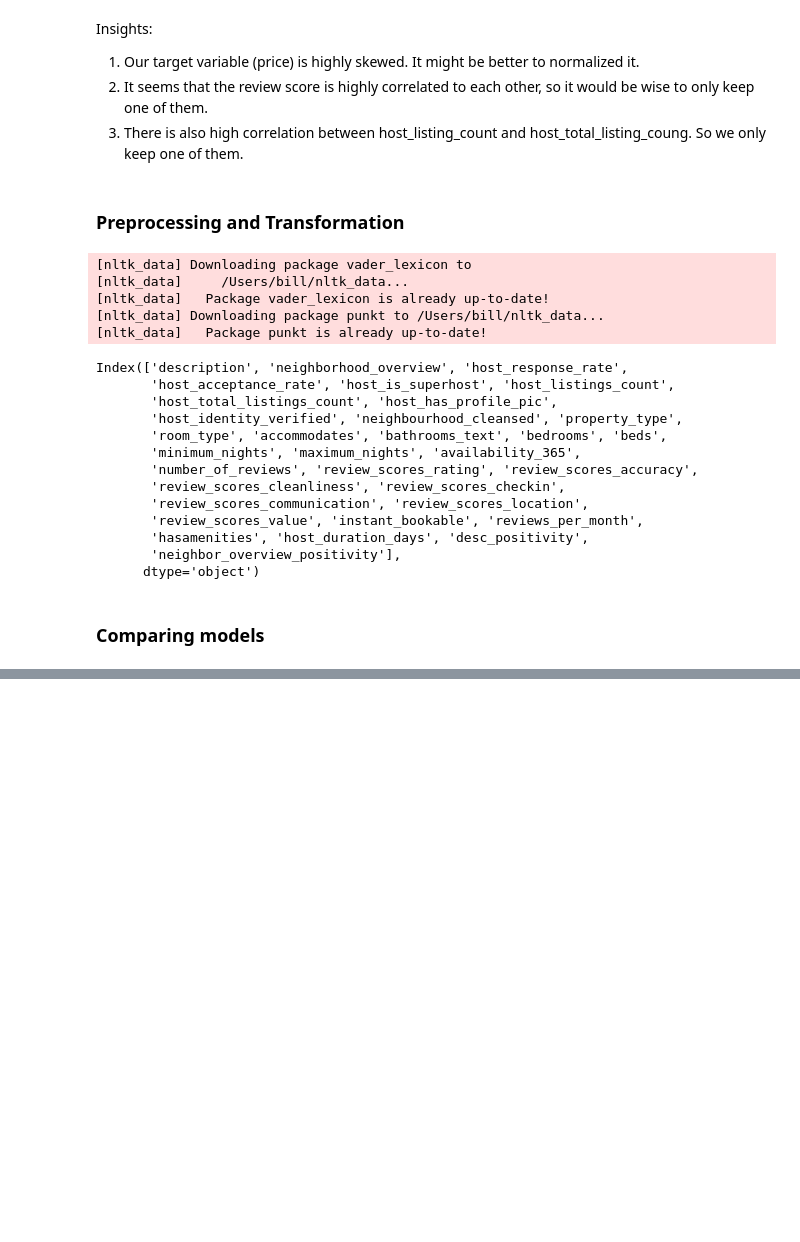
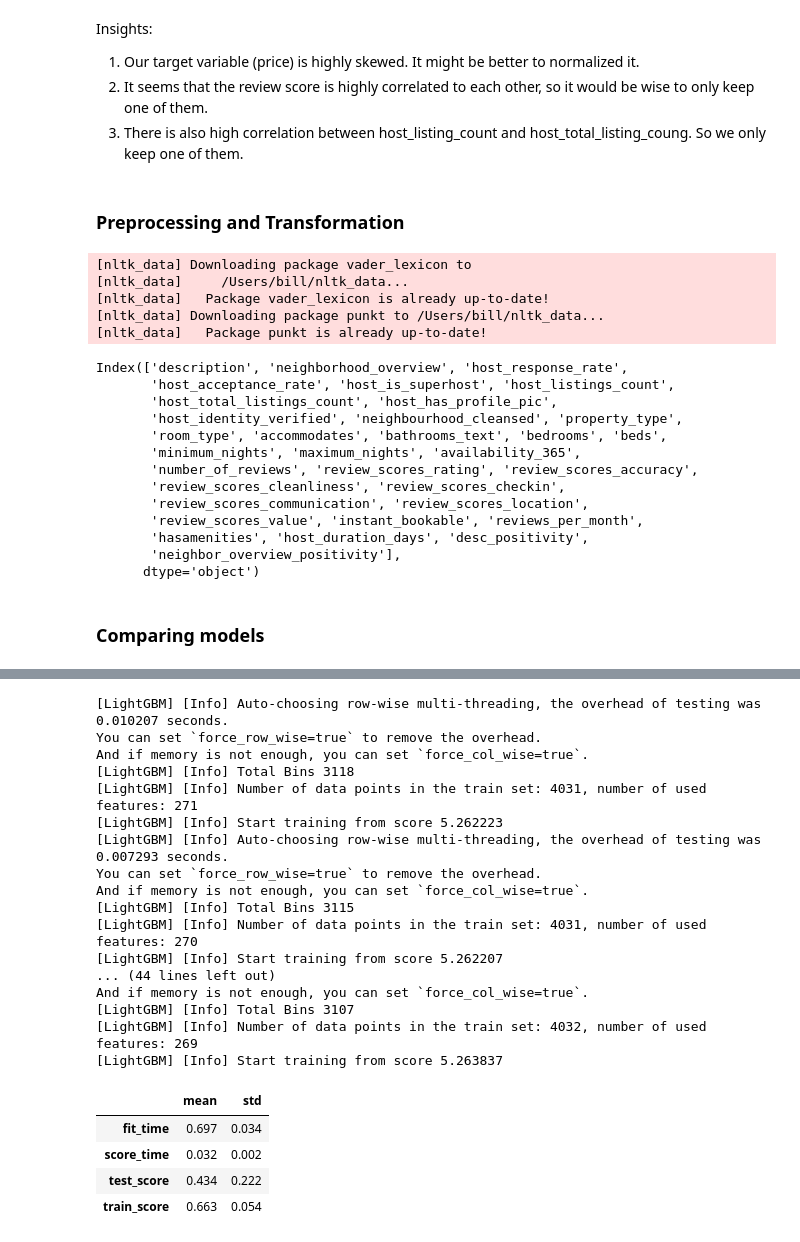
Before and after one commit to billwan96/Vancouver_Airbnb_price_predictor, a Jupyter notebook: analysis.ipynb, the cells around one changed output, grey strips where cells are left out. Saved outputs shown, nothing was run; the diff lists cells and outputs as text; code cells hidden in the pictures; blank space fills up the shorter version.

```diff
--- a/analysis.ipynb
+++ b/analysis.ipynb
@@ -272,0 +273,32 @@ cross_val_results['poly_ridge']
+# %%
+# 3. A lgbm model
+from lightgbm import LGBMRegressor
+# Setup the pipeline
+lgbm = make_pipeline(preprocessor, LGBMRegressor(random_state=123))
+ttr_lgbm = TransformedTargetRegressor(regressor=lgbm, func=np.log1p, inverse_func=np.expm1)
+cv_df = pd.DataFrame(cross_validate(ttr_lgbm, X_train, y_train, return_train_score=True, cv = 10))
+cross_val_results['lgbm'] = cv_df.agg(['mean', 'std']).round(3).T
+cross_val_results['lgbm']
+# %% [output]
+[LightGBM] [Info] Auto-choosing row-wise multi-threading, the overhead of testing was 0.010207 seconds.
+You can set `force_row_wise=true` to remove the overhead.
+And if memory is not enough, you can set `force_col_wise=true`.
+[LightGBM] [Info] Total Bins 3118
+[LightGBM] [Info] Number of data points in the train set: 4031, number of used features: 271
+[LightGBM] [Info] Start training from score 5.262223
+[LightGBM] [Info] Auto-choosing row-wise multi-threading, the overhead of testing was 0.007293 seconds.
+You can set `force_row_wise=true` to remove the overhead.
+And if memory is not enough, you can set `force_col_wise=true`.
+[LightGBM] [Info] Total Bins 3115
+[LightGBM] [Info] Number of data points in the train set: 4031, number of used features: 270
+[LightGBM] [Info] Start training from score 5.262207
+... (44 lines left out)
+And if memory is not enough, you can set `force_col_wise=true`.
+[LightGBM] [Info] Total Bins 3107
+[LightGBM] [Info] Number of data points in the train set: 4032, number of used features: 269
+[LightGBM] [Info] Start training from score 5.263837
+|  | mean | std |
+| fit_time | 0.697 | 0.034 |
+| score_time | 0.032 | 0.002 |
+| test_score | 0.434 | 0.222 |
+| train_score | 0.663 | 0.054 |
```
Also changed, not shown: parts of 12 cells of this notebook.
